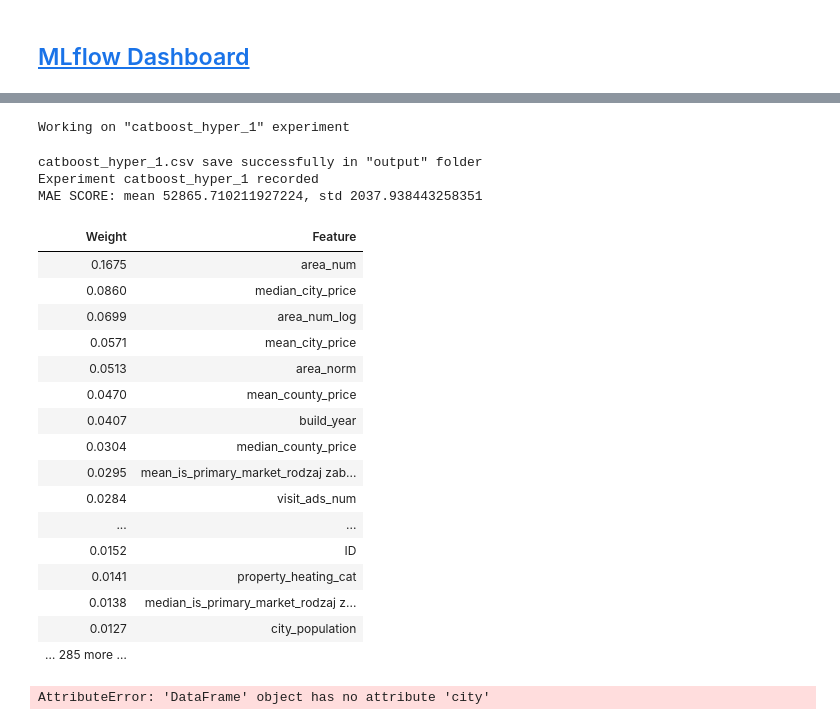
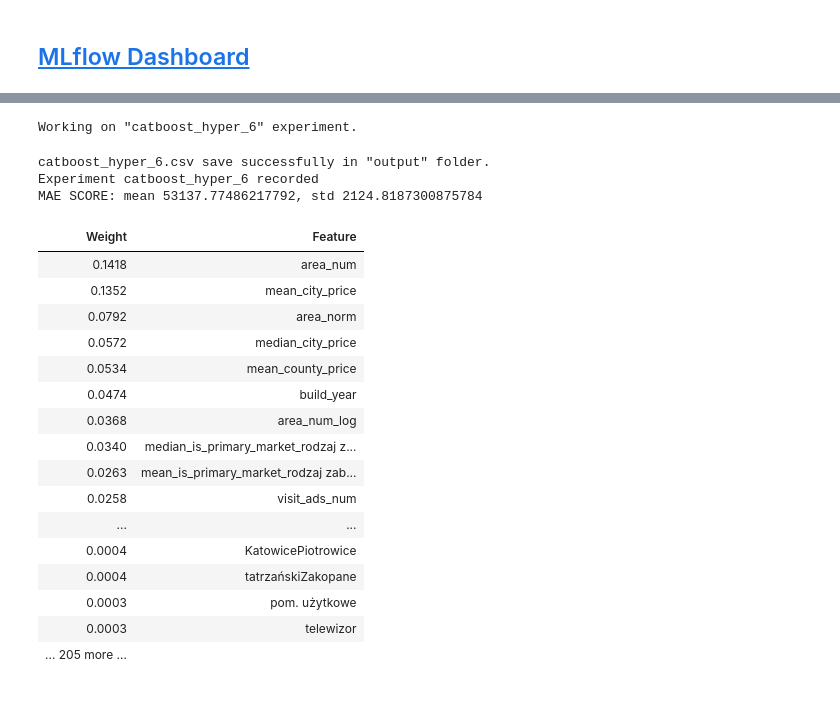
Before and after one commit to Twarzy/property_forecast, a Jupyter notebook: 01_model_experiments.ipynb, the cells around one changed output, grey strips where cells are left out. Saved outputs shown, nothing was run; the diff lists cells and outputs as text; code cells hidden in the pictures.

```diff
--- a/01_model_experiments.ipynb
+++ b/01_model_experiments.ipynb
@@ -186,7 +186,7 @@ def start_experiment(df, model_or_id, scoring=mean_absolute_error,
         X_test = df_test[feats].values
         save_forecast_to_csv(model, X_test, df_test, filename)
 
-    eli5_result = eli5.show_weights(model, feature_names=feats)
+    eli5_result = eli5.show_weights(model, feature_names=feats, top=100)
 
     #MLflow tracking
     if mlflow_save and results:
@@ -474,7 +455,7 @@ def feature_engineering(df):
     return df
 # %%
-df = feature_engineering(df_org.copy())
-print(df.shape)
+df_fe = feature_engineering(df_org.copy())
+print(df_fe.shape)
 df.sample(3)
 # %% [markdown]
 # Dummy Model - Score: 182576.93612
@@ -527,32 +511,28 @@ MAE SCORE: mean 63138.18381607141, std 1988.123459165761
 # %%
-start_experiment(df, 'catboost_hyper', scoring=mean_absolute_error,
+start_experiment(df_fe, 'catboost_hyper', scoring=mean_absolute_error,
                  filename='catboost_hyper',
                  results=True,
                  export=True,
                  mlflow_save=True)
 # %% [output]
-Working on "catboost_hyper_1" experiment
+Working on "catboost_hyper_6" experiment.
-catboost_hyper_1.csv save successfully in "output" folder
-Experiment catboost_hyper_1 recorded
-MAE SCORE: mean 52865.710211927224, std 2037.938443258351
+catboost_hyper_6.csv save successfully in "output" folder.
+Experiment catboost_hyper_6 recorded
+MAE SCORE: mean 53137.77486217792, std 2124.8187300875784
 | Weight | Feature |
-| 0.1675 | area_num |
-| 0.0860 | median_city_price |
-| 0.0699 | area_num_log |
-| 0.0571 | mean_city_price |
-| 0.0513 | area_norm |
-| 0.0470 | mean_county_price |
-| 0.0407 | build_year |
-| 0.0304 | median_county_price |
-| 0.0295 | mean_is_primary_market_rodzaj zab... |
-| 0.0284 | visit_ads_num |
+| 0.1418 | area_num |
+| 0.1352 | mean_city_price |
+| 0.0792 | area_norm |
+| 0.0572 | median_city_price |
+| 0.0534 | mean_county_price |
+| 0.0474 | build_year |
+| 0.0368 | area_num_log |
+| 0.0340 | median_is_primary_market_rodzaj z... |
+| 0.0263 | mean_is_primary_market_rodzaj zab... |
+| 0.0258 | visit_ads_num |
 | ... | ... |
-| 0.0152 | ID |
-| 0.0141 | property_heating_cat |
-| 0.0138 | median_is_primary_market_rodzaj z... |
-| 0.0127 | city_population |
-| … 285 more … |  |
+| 0.0004 | KatowicePiotrowice |
+| 0.0004 | tatrzańskiZakopane |
+| 0.0003 | pom. użytkowe |
+| 0.0003 | telewizor |
+| … 205 more … |  |
-# %%
-df_org.city
-# %% [output]
-AttributeError: 'DataFrame' object has no attribute 'city'
```
Also changed, not shown: parts of 4 cells of this notebook.
